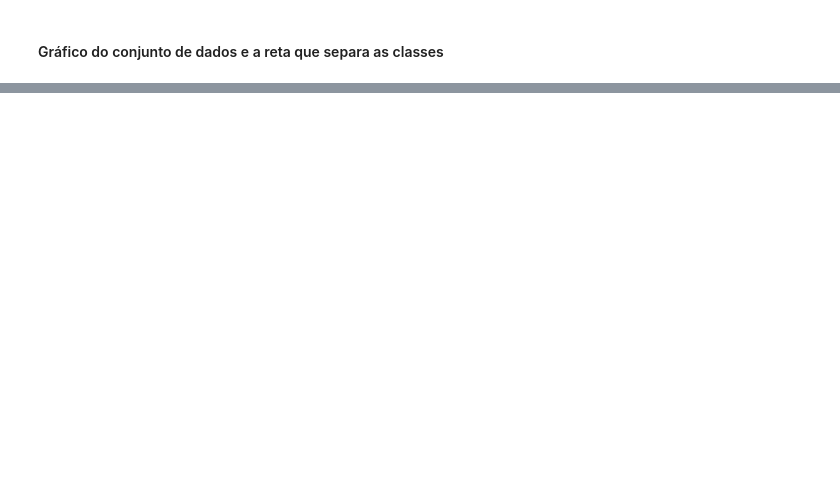
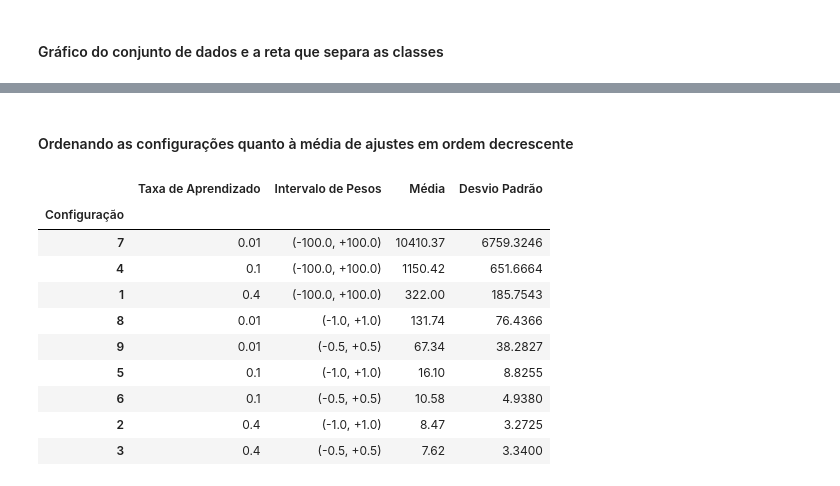
Before and after one commit to userddssilva/Perceptron-PP2-RNA2020.1, a Jupyter notebook: notebooks/Parte 2.ipynb, the cells around one changed output, grey strips where cells are left out. Saved outputs shown, nothing was run; the diff lists cells and outputs as text; code cells hidden in the pictures; blank space fills up the shorter version.

```diff
--- a/notebooks/Parte 2.ipynb
+++ b/notebooks/Parte 2.ipynb
@@ -907,0 +938,28 @@ plt.show()
+# %% [markdown]
+#### Ordenando as configurações quanto à média de ajustes em ordem decrescente
+# %%
+import pandas as pd
+
+adjusts_table = {'Configuração' :['1','2','3','4','5','6','7','8','9'],
+                'Taxa de Aprendizado': ['0.4', '0.4', '0.4', '0.1', '0.1', '0.1', '0.01', '0.01', '0.01'],
+                'Intervalo de Pesos':['(-100.0, +100.0)', '(-1.0, +1.0)', '(-0.5, +0.5)',
+                                      '(-100.0, +100.0)', '(-1.0, +1.0)', '(-0.5, +0.5)',
+                                      '(-100.0, +100.0)', '(-1.0, +1.0)', '(-0.5, +0.5)',],
+                'Média': [c1am, c2am, c3am, c4am, c5am, c6am, c7am, c8am, c9am],
+                'Desvio Padrão': [c1asd, c2asd, c3asd, c4asd, c5asd, c6asd, c7asd, c8asd, c9asd]}
+
+adjusts_table = pd.DataFrame(adjusts_table)
+adjusts_table.set_index('Configuração', inplace=True)
+adjusts_table.sort_values(by='Média', ascending=False)
+# %% [output]
+|  | Taxa de Aprendizado | Intervalo de Pesos | Média | Desvio Padrão |
+| Configuração |  |  |  |  |
+| 7 | 0.01 | (-100.0, +100.0) | 10410.37 | 6759.3246 |
+| 4 | 0.1 | (-100.0, +100.0) | 1150.42 | 651.6664 |
+| 1 | 0.4 | (-100.0, +100.0) | 322.00 | 185.7543 |
+| 8 | 0.01 | (-1.0, +1.0) | 131.74 | 76.4366 |
+| 9 | 0.01 | (-0.5, +0.5) | 67.34 | 38.2827 |
+| 5 | 0.1 | (-1.0, +1.0) | 16.10 | 8.8255 |
+| 6 | 0.1 | (-0.5, +0.5) | 10.58 | 4.9380 |
+| 2 | 0.4 | (-1.0, +1.0) | 8.47 | 3.2725 |
+| 3 | 0.4 | (-0.5, +0.5) | 7.62 | 3.3400 |
```
Also changed, not shown: parts of 40 cells of this notebook.
